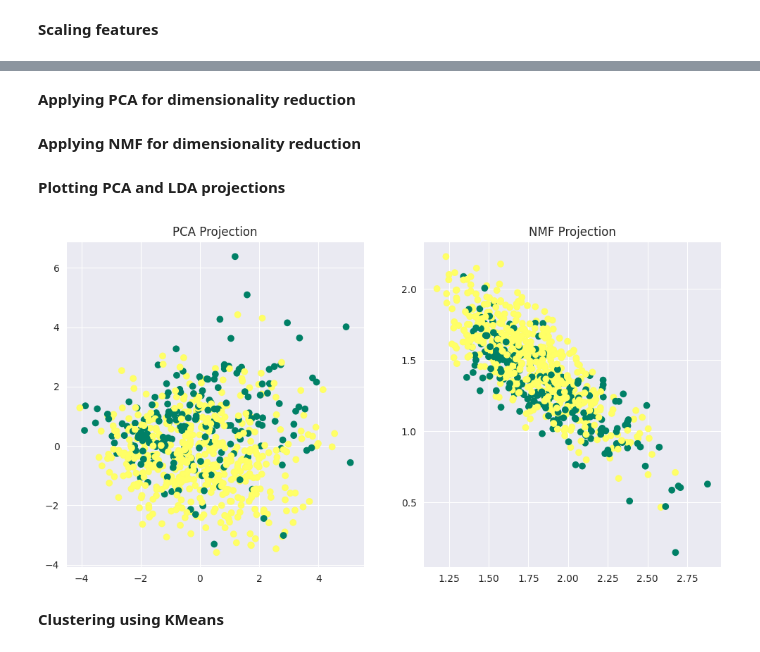
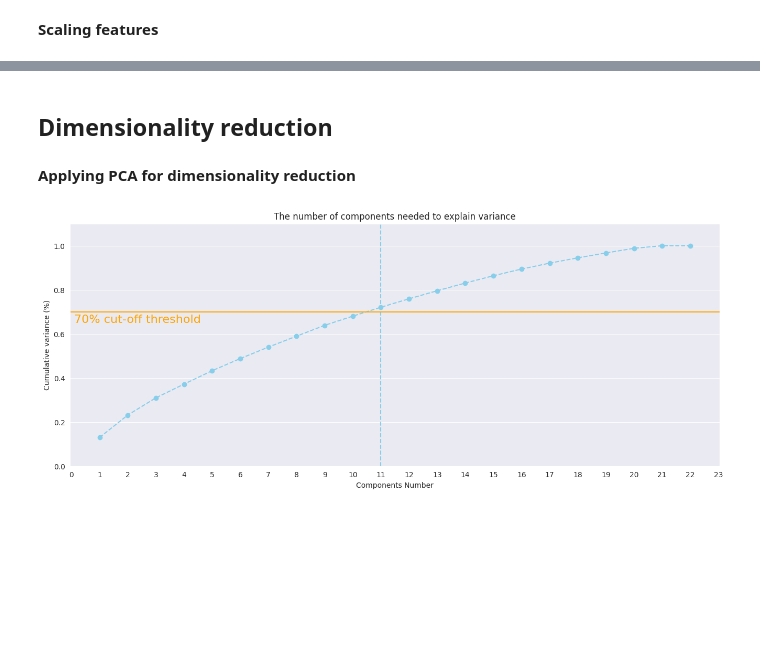
Before and after one commit to chtholine/Machine_Learning_Projects, a Jupyter notebook: clustering.ipynb, the cells around one changed output, grey strips where cells are left out. Saved outputs shown, nothing was run; the diff lists cells and outputs as text; code cells hidden in the pictures; blank space fills up the shorter version.

```diff
--- a/clustering.ipynb
+++ b/clustering.ipynb
@@ -61,9 +280,33 @@ X_val, X_test, y_val, y_test = train_test_split(
+# %% [markdown]
+## Dimensionality reduction
 # %% [markdown]
 **Applying PCA for dimensionality reduction**
 # %%
-pca = PCA(n_components=2)
-X_pca = pca.fit_transform(X_train)
-X_pca_test = pca.transform(X_test)
-X_pca_val = pca.transform(X_val)
+pca = PCA().fit(X=X_scaled)
+
+plt.rcParams["figure.figsize"] = (16, 6)
+
+fig, ax = plt.subplots()
+xi = np.arange(start=1, stop=23, step=1)
+y = np.cumsum(pca.explained_variance_ratio_)
+
+plt.ylim(bottom=0.0, top=1.1)
+plt.plot(xi, y, marker="o", linestyle="--", color="skyblue")
+
+plt.xlabel(xlabel="Components Number")
+plt.xticks(ticks=np.arange(0, 24, step=1))
+plt.ylabel(ylabel="Cumulative variance (%)")
+plt.title("The number of components needed to explain variance")
+
+# Add a vertical line at the point where cumulative variance reaches 70%
+explained_variance_threshold = 0.7
+num_components_at_threshold = np.argmax(y >= explained_variance_threshold) + 1
+plt.axvline(x=num_components_at_threshold, color="skyblue", linestyle="--")
+
+plt.axhline(y=0.7, color="orange", linestyle="-")
+plt.text(x=0.1, y=0.65, s="70% cut-off threshold", color="orange", fontsize=16)
+
+ax.grid(axis="x")
+plt.show()
+# %% [output]
+[figure, added]
-# %% [markdown]
-**Applying NMF for dimensionality reduction**
@@ -85,16 +312,0 @@ X_nmf_val = nmf.transform(X_non_negative_val)
-# %% [markdown]
-**Plotting PCA and LDA projections**
-# %%
-plt.figure(figsize=(12, 6))
-plt.subplot(1, 2, 1)
-plt.scatter(X_pca[:, 0], X_pca[:, 1], c=y_train, cmap="summer")
-plt.title("PCA Projection")
-
-plt.subplot(1, 2, 2)
-plt.scatter(X_nmf[:, 0], X_nmf[:, 1], c=y_train, cmap='summer', label='Data Points')
-plt.title("NMF Projection")
-plt.show()
-# %% [output]
-[figure, removed]
-# %% [markdown]
-**Clustering using KMeans**
```
Also changed, not shown: parts of 55 cells of this notebook.
